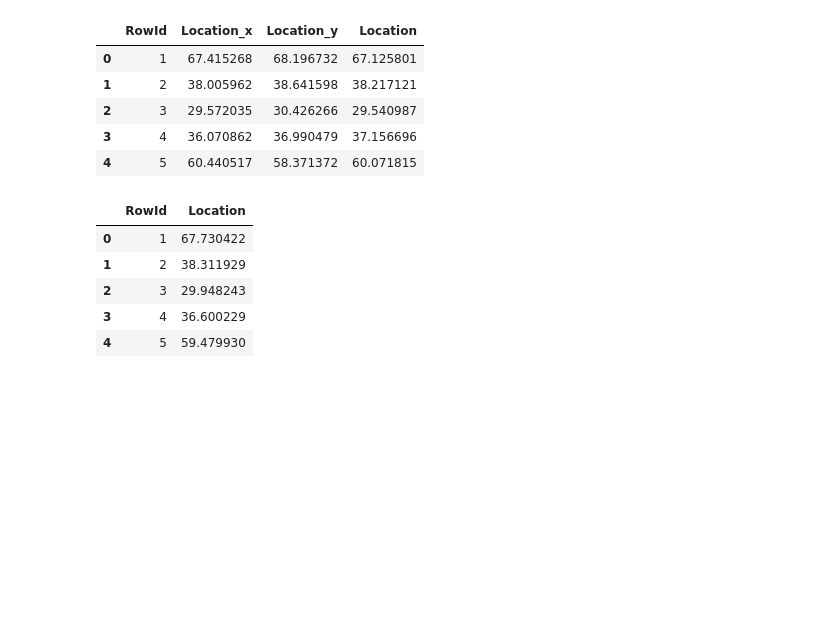
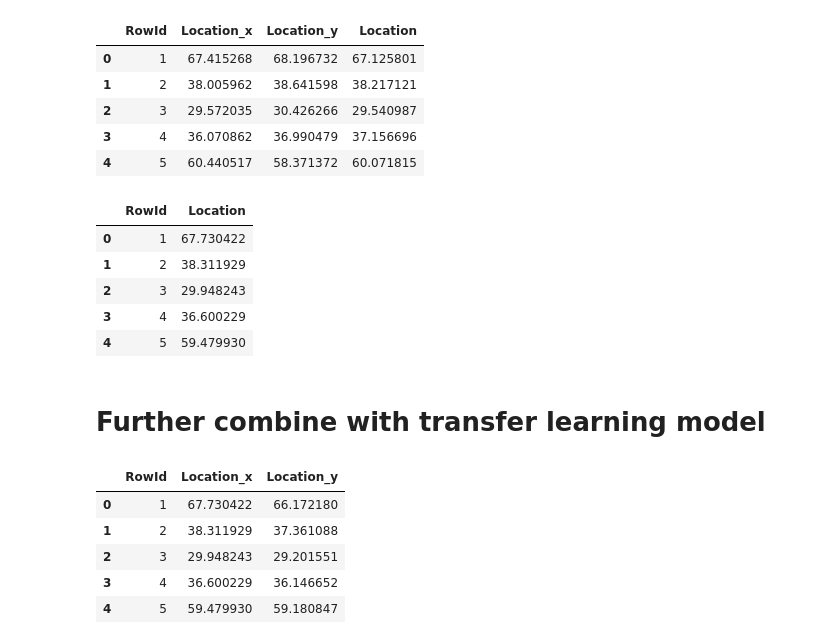
Before and after one commit to catnado/Facial_Key_Points_Detection, a Jupyter notebook: Ensemble.ipynb, the cells around one changed output. Cells and saved outputs as stored; diff of their text form; code cells hidden in the pictures; blank space fills up the shorter version.

Commit message:
added ensemble with transfer learning model

```diff
--- a/Ensemble.ipynb
+++ b/Ensemble.ipynb
@@ -911,3 +913,18 @@ ensemble.head()
 | 4 | 5 | 59.479930 |
 # %%
 ensemble.to_csv('submission_ensemble2.csv', index=False)
+# %% [markdown]
+# Further combine with transfer learning model
+# %%
+submission1 = pd.read_csv("submission_ensemble2.csv")
+submission2 = pd.read_csv("submission_unfreeze5layers.csv")
+# %%
+ensemble = pd.merge(submission1, submission2, on=['RowId'], how='inner')
+ensemble.head()
+# %% [output]
+|  | RowId | Location_x | Location_y |
+| 0 | 1 | 67.730422 | 66.172180 |
+| 1 | 2 | 38.311929 | 37.361088 |
+| 2 | 3 | 29.948243 | 29.201551 |
+| 3 | 4 | 36.600229 | 36.146652 |
+| 4 | 5 | 59.479930 | 59.180847 |
```
Also changed, not shown: parts of 3 cells of this notebook, 2 other files.
